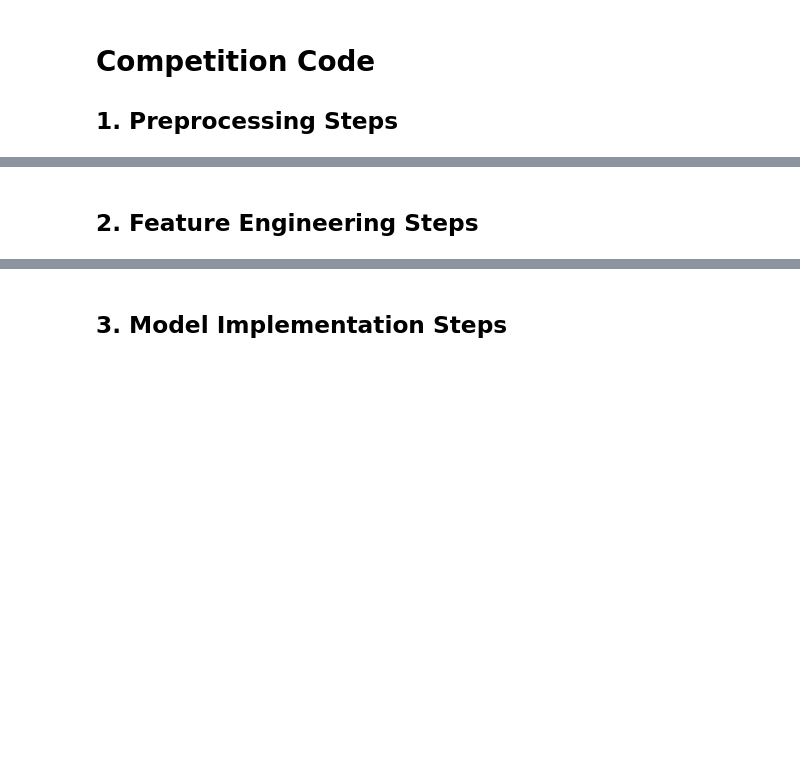
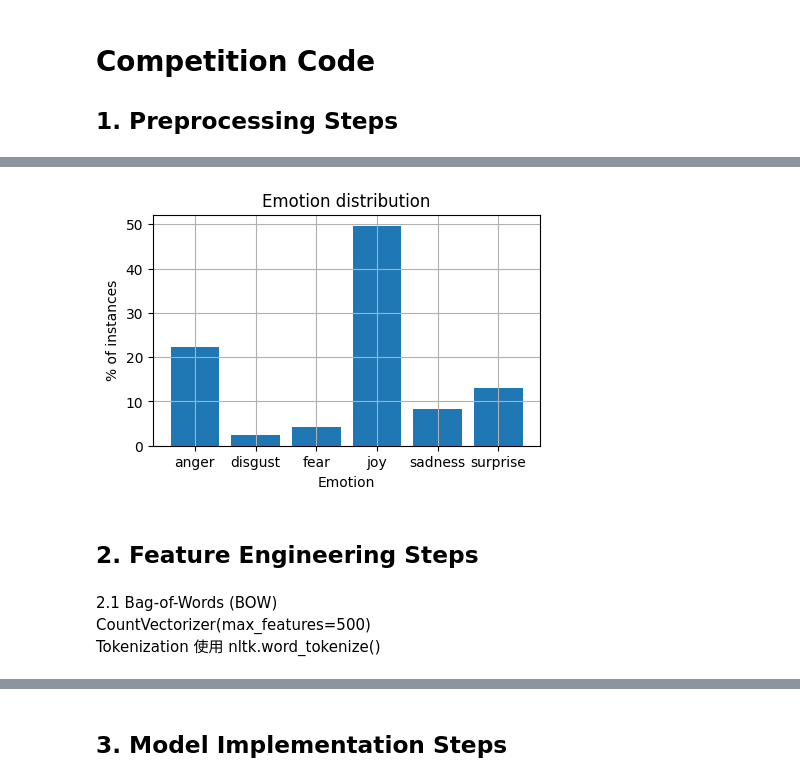
Before and after one commit to Jimmy030199/DM2025-Lab2-Exercise-main, a Jupyter notebook: DM2025-Lab2-Homework.ipynb, the cells around one changed output, grey strips where cells are left out. Cells and saved outputs as stored; diff of their text form; code cells hidden in the pictures; blank space fills up the shorter version.

```diff
--- a/DM2025-Lab2-Homework.ipynb
+++ b/DM2025-Lab2-Homework.ipynb
@@ -151,0 +388,18 @@ Markdown Syntax to Add Image: `![Description of the Image](./your_local_folder/n
+# %%
+import nltk
+from nltk.corpus import stopwords
+from nltk.stem import WordNetLemmatizer
+
+nltk.download("stopwords")
+nltk.download("wordnet")
+
+stop_words = set(stopwords.words("english"))
+lemmatizer = WordNetLemmatizer()
+
+def advanced_clean(text):
+    text = clean_text(text)
+    words = [lemmatizer.lemmatize(w) for w in text.split() if w not in stop_words]
+    return " ".join(words)
+
+train_df["clean_text"] = train_df["text"].apply(advanced_clean)
+test_df["clean_text"]  = test_df["text"].apply(advanced_clean)
@@ -152,4 +443,30 @@ Markdown Syntax to Add Image: `![Description of the Image](./your_local_folder/n
+# %%
+import numpy as np
+import matplotlib.pyplot as plt
+
+# the histogram of the data
+labels = train_df['emotion'].unique()
+post_total = len(train_df)
+df1 = train_df.groupby(['emotion']).count()['text']
+df1 = df1.apply(lambda x: round(x*100/post_total,3))
+
+#plot
+fig, ax = plt.subplots(figsize=(5,3))
+plt.bar(df1.index,df1.values)
+
+#arrange
+plt.ylabel('% of instances')
+plt.xlabel('Emotion')
+plt.title('Emotion distribution')
+plt.grid(True)
+plt.show()
+# %% [output]
+[figure, added]
 # %% [markdown]
 ## 2. Feature Engineering Steps
 # %%
 ### Add the code related to the feature engineering steps in cells inside this section
+# %% [markdown]
+2.1 Bag-of-Words (BOW)<br>
+CountVectorizer(max_features=500)<br>
+Tokenization 使用 nltk.word_tokenize()<br>
```
Also changed, not shown: parts of 69 cells of this notebook, 5 other files.
